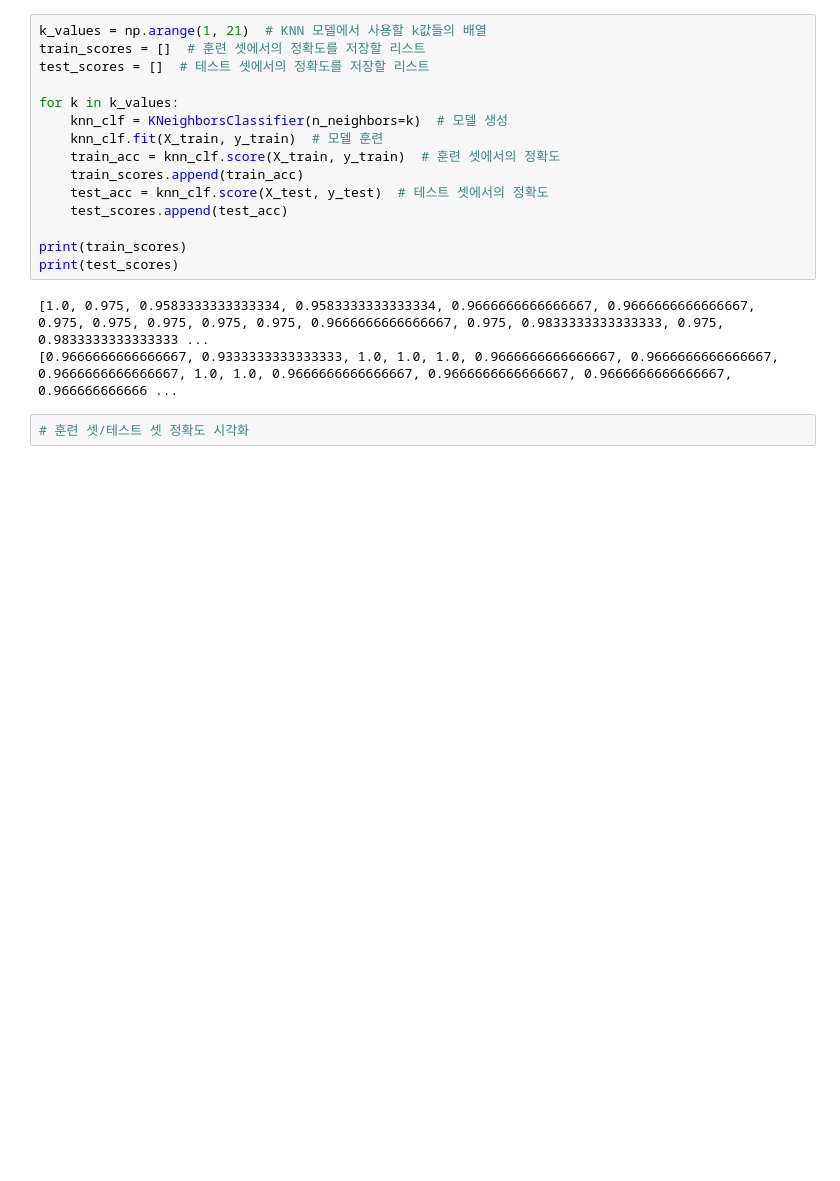
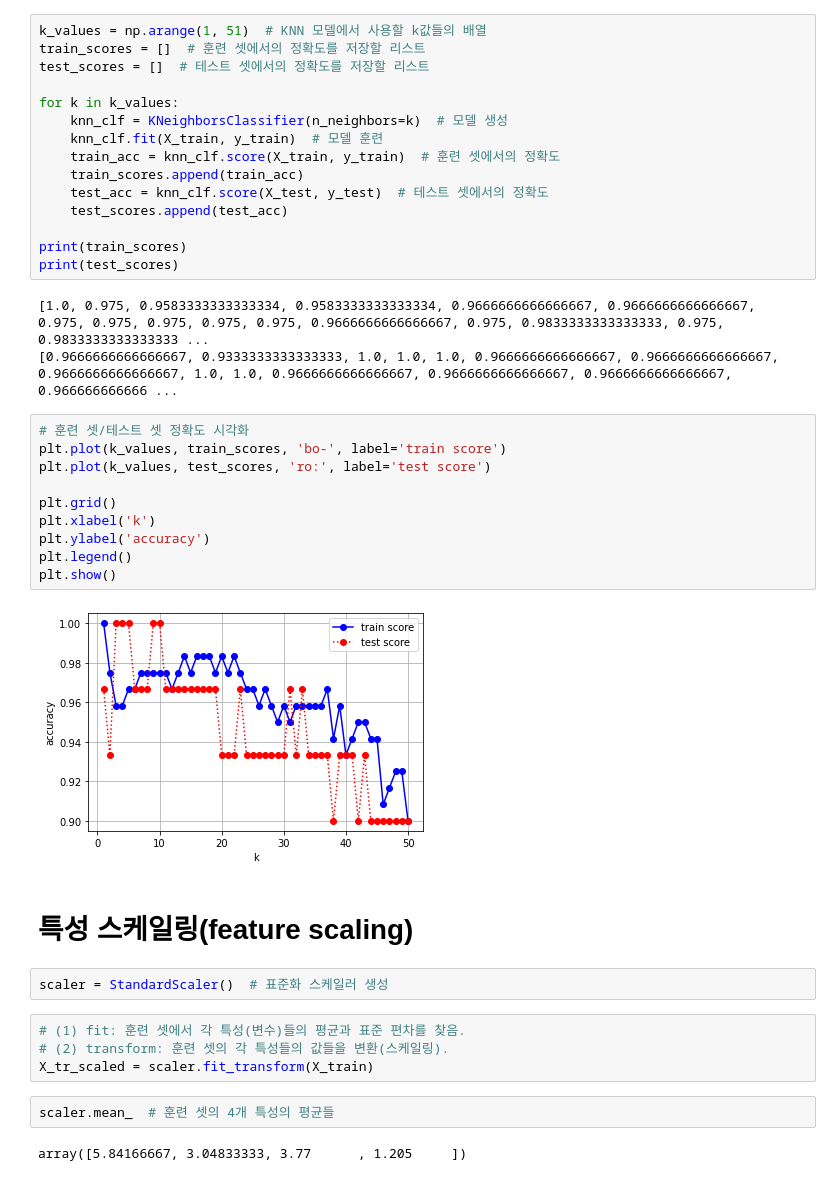
Before and after one commit to JakeOh/202110_itw_lab_python, a Jupyter notebook: ml04_iris.ipynb, the cells around one changed output. Drawn from its saved outputs; the diff is of its cells as text; blank space fills up the shorter version.

```diff
--- a/ml04_iris.ipynb
+++ b/ml04_iris.ipynb
@@ -359,7 +359,7 @@ weighted avg       1.00      1.00      1.00        30
 # %% [markdown]
 k값(가장 가까운 이웃의 개수)의 변화에 따른 정확도의 변화.
 # %%
-k_values = np.arange(1, 21)  # KNN 모델에서 사용할 k값들의 배열
+k_values = np.arange(1, 51)  # KNN 모델에서 사용할 k값들의 배열
 train_scores = []  # 훈련 셋에서의 정확도를 저장할 리스트
 test_scores = []  # 테스트 셋에서의 정확도를 저장할 리스트
 
@@ -376,5 +376,27 @@ print(test_scores)
 # %% [output]
 [1.0, 0.975, 0.9583333333333334, 0.9583333333333334, 0.9666666666666667, 0.9666666666666667, 0.975, 0.975, 0.975, 0.975, 0.975, 0.9666666666666667, 0.975, 0.9833333333333333, 0.975, 0.9833333333333333 ...
 [0.9666666666666667, 0.9333333333333333, 1.0, 1.0, 1.0, 0.9666666666666667, 0.9666666666666667, 0.9666666666666667, 1.0, 1.0, 0.9666666666666667, 0.9666666666666667, 0.9666666666666667, 0.966666666666 ...
-# %%
-# 훈련 셋/테스트 셋 정확도 시각화
+# %%
+# 훈련 셋/테스트 셋 정확도 시각화
+plt.plot(k_values, train_scores, 'bo-', label='train score')
+plt.plot(k_values, test_scores, 'ro:', label='test score')
+
+plt.grid()
+plt.xlabel('k')
+plt.ylabel('accuracy')
+plt.legend()
+plt.show()
+# %% [output]
+[figure, added]
+# %% [markdown]
+# 특성 스케일링(feature scaling)
+# %%
+scaler = StandardScaler()  # 표준화 스케일러 생성
+# %%
+# (1) fit: 훈련 셋에서 각 특성(변수)들의 평균과 표준 편차를 찾음.
+# (2) transform: 훈련 셋의 각 특성들의 값들을 변환(스케일링).
+X_tr_scaled = scaler.fit_transform(X_train)
+# %%
+scaler.mean_  # 훈련 셋의 4개 특성의 평균들
+# %% [output]
+array([5.84166667, 3.04833333, 3.77      , 1.205     ])
```
Also changed, not shown: parts of 6 cells of this notebook.
